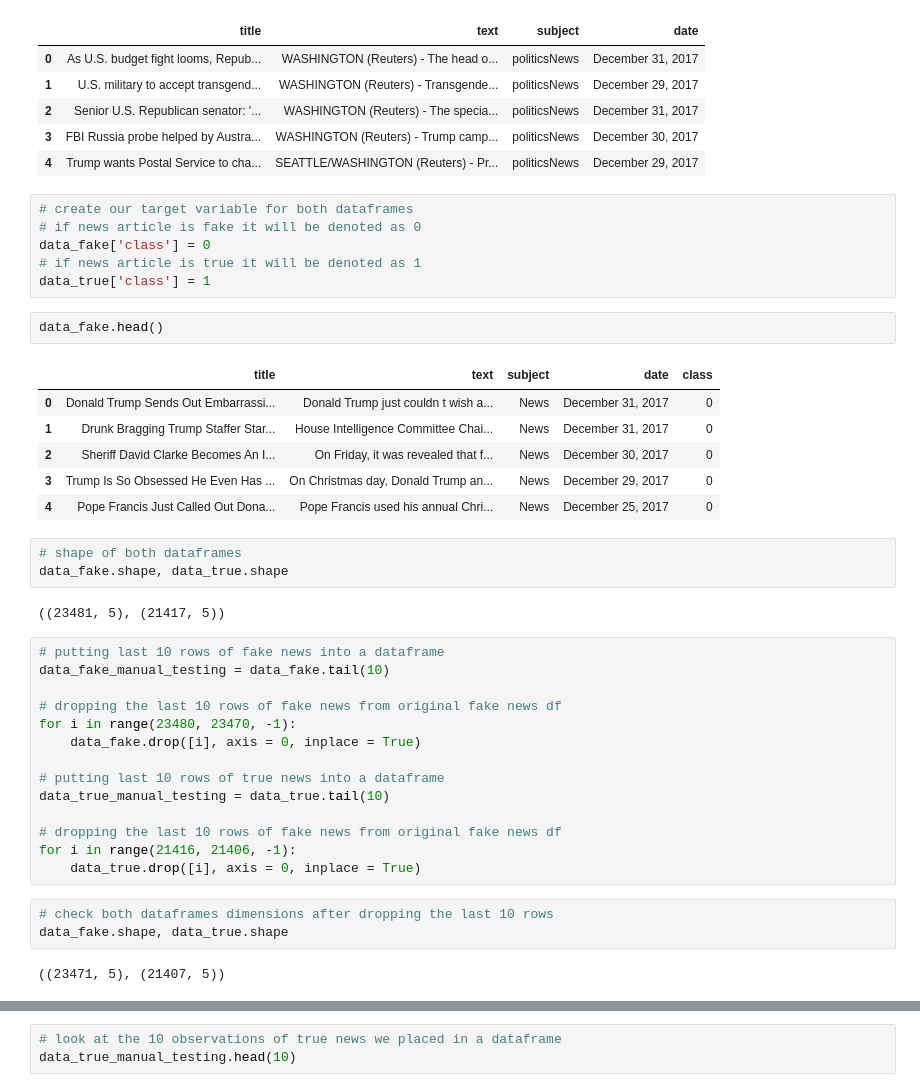
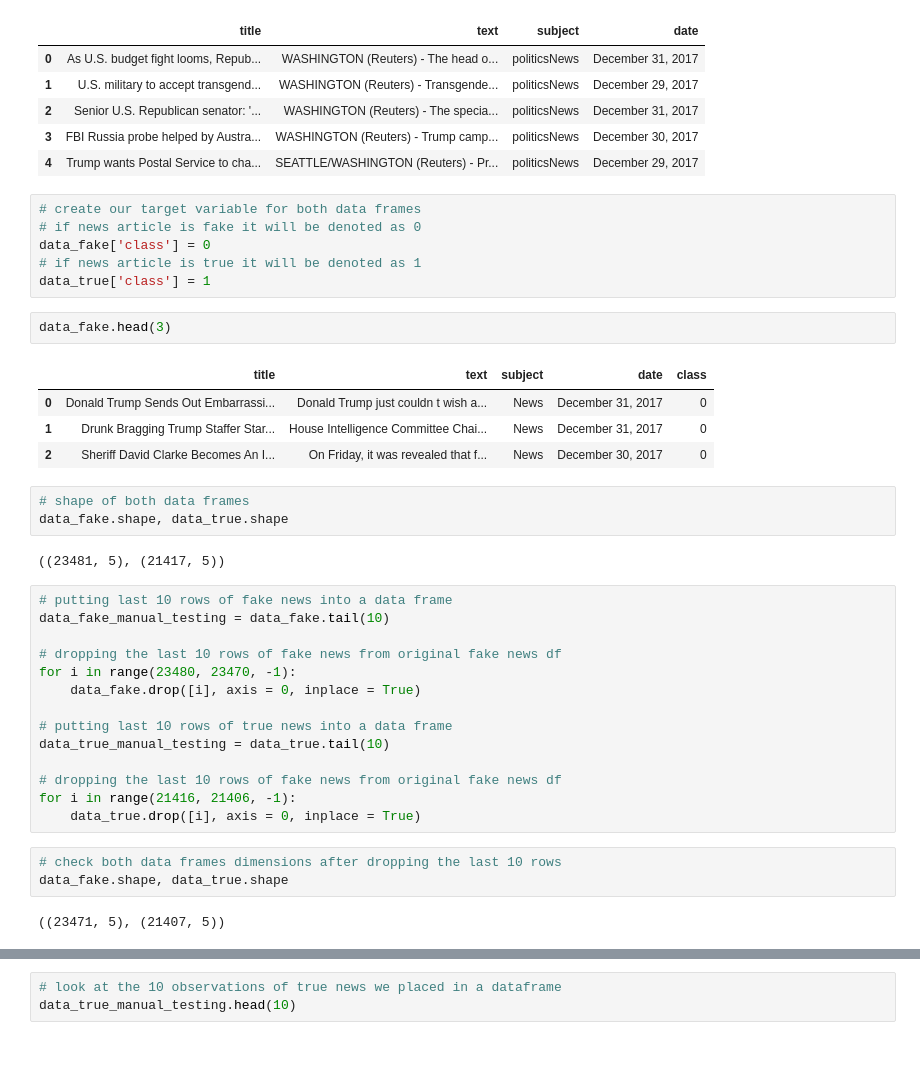
Before and after one commit to luisosorio3214/Machine-Learning-Projects-Python-, a Jupyter notebook: Fake News Predictor Project/Fake News Predictor.ipynb, the cells around one changed output, grey strips where cells are left out. Cells and saved outputs as stored; diff of their text form; blank space fills up the shorter version.

```diff
--- a/Fake News Predictor Project/Fake News Predictor.ipynb
+++ b/Fake News Predictor Project/Fake News Predictor.ipynb
@@ -39,41 +42,39 @@ data_true.head()
 | 3 | FBI Russia probe helped by Austra... | WASHINGTON (Reuters) - Trump camp... | politicsNews | December 30, 2017 |
 | 4 | Trump wants Postal Service to cha... | SEATTLE/WASHINGTON (Reuters) - Pr... | politicsNews | December 29, 2017 |
 # %%
-# create our target variable for both dataframes
+# create our target variable for both data frames
 # if news article is fake it will be denoted as 0
 data_fake['class'] = 0
 # if news article is true it will be denoted as 1
 data_true['class'] = 1
 # %%
-data_fake.head()
+data_fake.head(3)
 # %% [output]
 |  | title | text | subject | date | class |
 | 0 | Donald Trump Sends Out Embarrassi... | Donald Trump just couldn t wish a... | News | December 31, 2017 | 0 |
 | 1 | Drunk Bragging Trump Staffer Star... | House Intelligence Committee Chai... | News | December 31, 2017 | 0 |
 | 2 | Sheriff David Clarke Becomes An I... | On Friday, it was revealed that f... | News | December 30, 2017 | 0 |
-| 3 | Trump Is So Obsessed He Even Has ... | On Christmas day, Donald Trump an... | News | December 29, 2017 | 0 |
-| 4 | Pope Francis Just Called Out Dona... | Pope Francis used his annual Chri... | News | December 25, 2017 | 0 |
 # %%
-# shape of both dataframes
+# shape of both data frames
 data_fake.shape, data_true.shape
 # %% [output]
 ((23481, 5), (21417, 5))
 # %%
-# putting last 10 rows of fake news into a dataframe
+# putting last 10 rows of fake news into a data frame
 data_fake_manual_testing = data_fake.tail(10)
 
 # dropping the last 10 rows of fake news from original fake news df
 for i in range(23480, 23470, -1):
     data_fake.drop([i], axis = 0, inplace = True)
 
-# putting last 10 rows of true news into a dataframe
+# putting last 10 rows of true news into a data frame
 data_true_manual_testing = data_true.tail(10)
 
 # dropping the last 10 rows of fake news from original fake news df
 for i in range(21416, 21406, -1):
     data_true.drop([i], axis = 0, inplace = True)
 # %%
-# check both dataframes dimensions after dropping the last 10 rows
+# check both data frames dimensions after dropping the last 10 rows
 data_fake.shape, data_true.shape
 # %% [output]
 ((23471, 5), (21407, 5))
```
Also changed, not shown: parts of 28 cells of this notebook, 2 other files.
